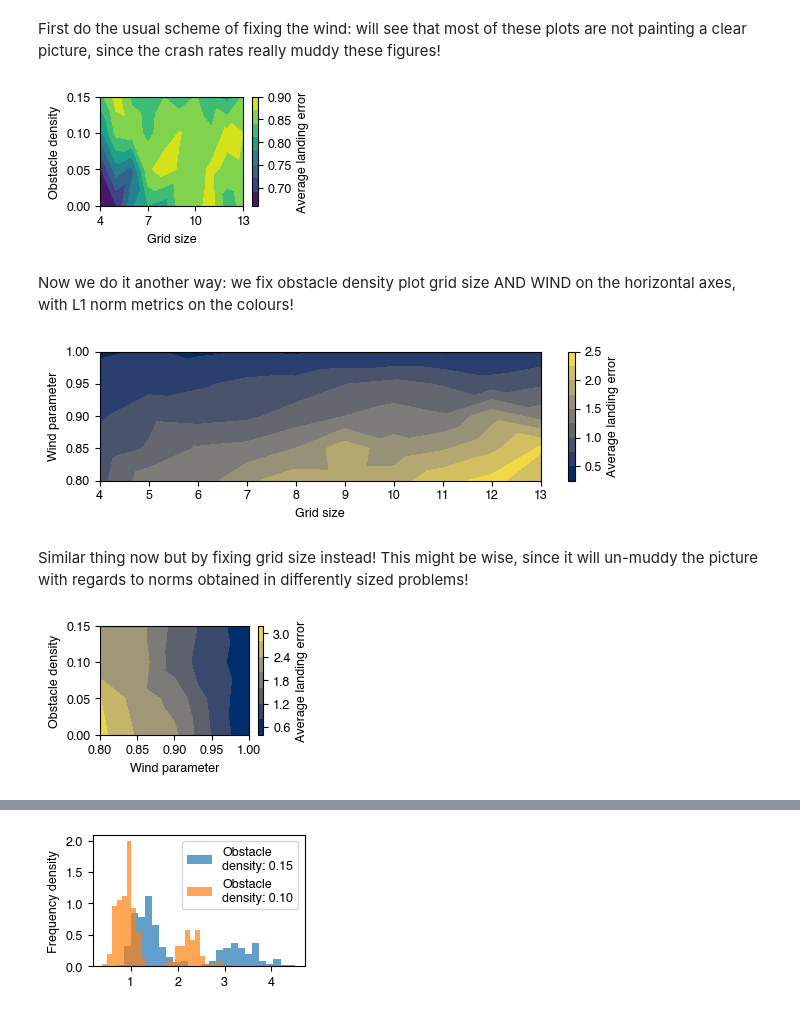
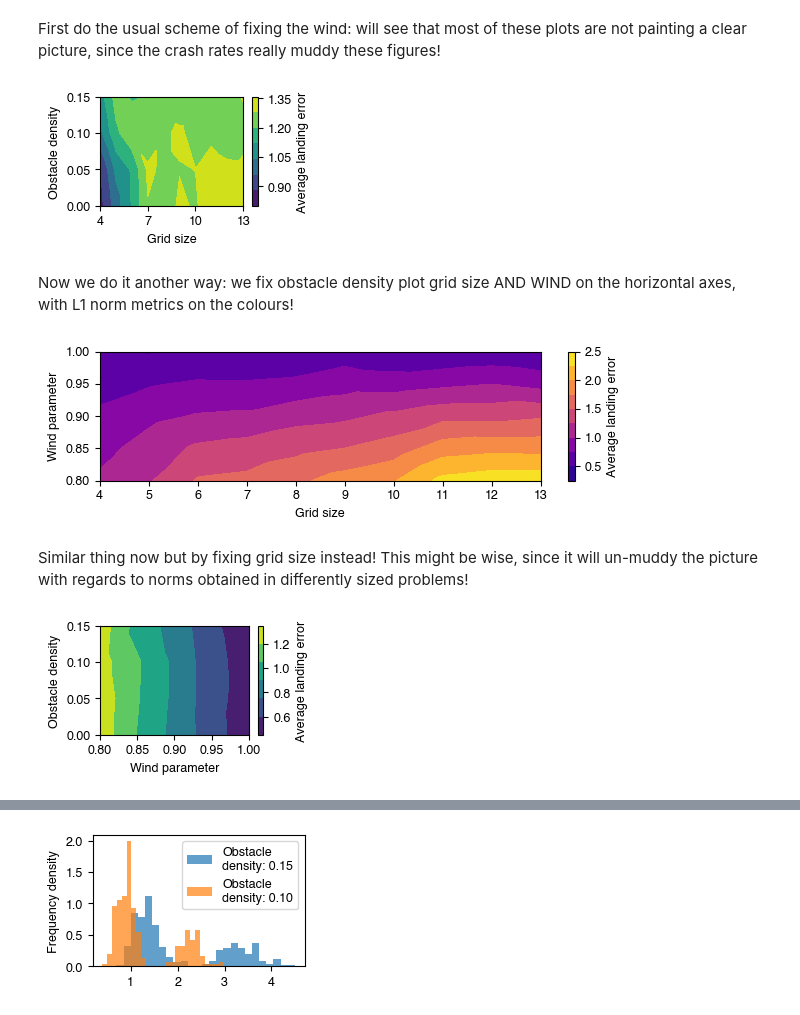
Before and after one commit to berkpereira/gridworld-numpy, a Jupyter notebook: eda_4d.ipynb, the cells around one changed output, grey strips where cells are left out. Drawn from its saved outputs; the diff is of its cells as text; code cells hidden in the pictures.

```diff
--- a/eda_4d.ipynb
+++ b/eda_4d.ipynb
@@ -452,7 +500,7 @@ data_dp = df_sim_dp.groupby(['grid_size', 'obstacle_density', 'wind_param']).mea
 df_sim_ip = df_sim[df_sim['sol_method'] == 'IP']
 data_ip = df_sim_ip.groupby(['grid_size', 'obstacle_density', 'wind_param']).mean()
 
-wp = 0.9
+wp = 0.8
 method = 'dp'
 
 norm_data_mc = data_mc.loc[:, :, wp]['l1_norm']
@@ -484,9 +532,14 @@ ax.set_xlabel('Grid size')
 ax.set_ylabel('Obstacle density')
 ax.set_xticks(np.arange(4,14,3))
 plt.tight_layout()
+
+save = False
+if save:
+    plt.savefig(f'{fsp.fig_path}/4d-{method}-average-error-wind-{wp}')
+
 plt.show()
 # %% [output]
-[figure, old version]
+[figure, new version]
 # %% [markdown]
 Now we do it another way: we fix obstacle density plot grid size AND WIND on the horizontal axes, with L1 norm metrics on the colours!
 # %%
@@ -497,42 +550,42 @@ data_dp = df_sim_dp.groupby(['grid_size', 'obstacle_density', 'wind_param']).mea
 data_ip = df_sim_ip.groupby(['grid_size', 'obstacle_density', 'wind_param']).mean()
 
 
-density = 0.1
-method = 'ip'
+density = 0.05
+method = 'mc'
 
 norm_data_mc = data_mc.loc[:, density, :]['l1_norm']
 norm_data_dp = data_dp.loc[:, density, :]['l1_norm']
 norm_data_ip = data_ip.loc[:, density, :]['l1_norm']
 
 # Get the x, y, z values
 x = norm_data_mc.index.get_level_values('grid_size')
 y = norm_data_mc.index.get_level_values('wind_param')
 z_dp = norm_data_dp.values
 z_mc = norm_data_mc.values
 z_ip = norm_data_ip.values
 
 # Create a triangulation for x and y axes
 triang = tri.Triangulation(x, y)
 
 # Create the contour plot
 if method == 'dp':
     cntr = ax.tricontourf(triang, z_dp, cmap='viridis')
 elif method == 'mc':
     cntr = ax.tricontourf(triang, z_mc, cmap='plasma')
 elif method == 'ip':
     cntr = ax.tricontourf(triang, z_ip, cmap='cividis')
 
 # Add a color bar
 cbar = plt.colorbar(cntr, ax=ax)
 cbar.ax.set_ylabel('Average landing error')
 cbar.locator = MaxNLocator(5) # this number sets maximum number of colour bar ticks
 # Set labels for the axes
 ax.set_xlabel('Grid size')
 ax.set_ylabel('Wind parameter')
 plt.tight_layout()
 plt.show()
 # %% [output]
-[figure, old version]
+[figure, new version]
 # %% [markdown]
 Similar thing now but by fixing grid size instead! This might be wise, since it will un-muddy the picture with regards to norms obtained in differently sized problems!
 # %%
@@ -544,7 +597,7 @@ data_ip = df_sim_ip.groupby(['grid_size', 'obstacle_density', 'wind_param']).mea
 
 
 fixed_size = 13
-method = 'ip'
+method = 'dp'
 
 norm_data_mc = data_mc.loc[fixed_size, :, :]['l1_norm']
 norm_data_dp = data_dp.loc[fixed_size, :, :]['l1_norm']
@@ -585,4 +638,4 @@ plt.show()
 # Some of these plots with flame-like shapes highlight the confouding factor of crashes
 # Sometimes more obstacles seems to indicate better performance, but that's just because there are more crashes!
 # %% [output]
-[figure, old version]
+[figure, new version]
```
Also changed, not shown: parts of 5 cells of this notebook.
